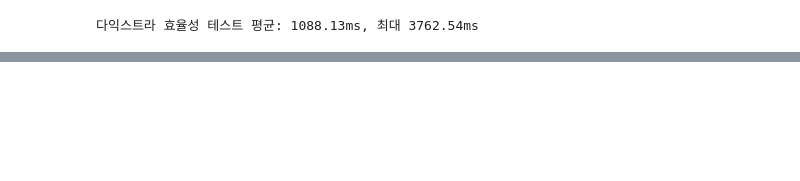
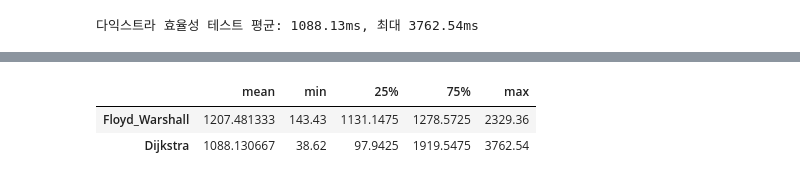
Before and after one commit to netsus/Programmers, a Jupyter notebook: Level3_합승_택시_요금.ipynb, the cells around one changed output, grey strips where cells are left out. Saved outputs shown, nothing was run; the diff lists cells and outputs as text; code cells hidden in the pictures; blank space fills up the shorter version.

```diff
--- a/Level3_합승_택시_요금.ipynb
+++ b/Level3_합승_택시_요금.ipynb
@@ -203,7 +203,7 @@ li = """테스트 1 〉	통과 (65.25ms, 10.3MB)
 테스트 29 〉	통과 (38.62ms, 10.4MB)
 테스트 30 〉	통과 (39.09ms, 10.2MB)""".split('\n')
 
-e_test=[float(i.split('(')[1].split('ms')[0]) for i in li]
+d_test=[float(i.split('(')[1].split('ms')[0]) for i in li]
 avg=sum(e_test)/len(li)
 print(f"다익스트라 효율성 테스트 평균: {avg:.2f}ms, 최대 {max(e_test)}ms")
 # %% [output]
@@ -210,0 +233,6 @@ print(f"다익스트라 효율성 테스트 평균: {avg:.2f}ms, 최대 {max(e_t
+# %%
+df.describe().T.iloc[:,[1,3,4,6,7]]
+# %% [output]
+|  | mean | min | 25% | 75% | max |
+| Floyd_Warshall | 1207.481333 | 143.43 | 1131.1475 | 1278.5725 | 2329.36 |
+| Dijkstra | 1088.130667 | 38.62 | 97.9425 | 1919.5475 | 3762.54 |
```
Also changed, not shown: parts of 8 cells of this notebook.
